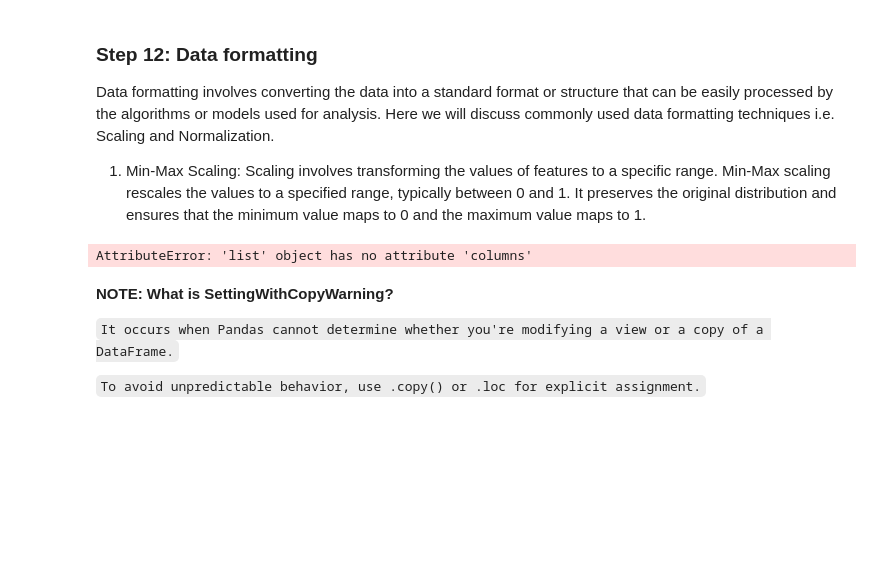
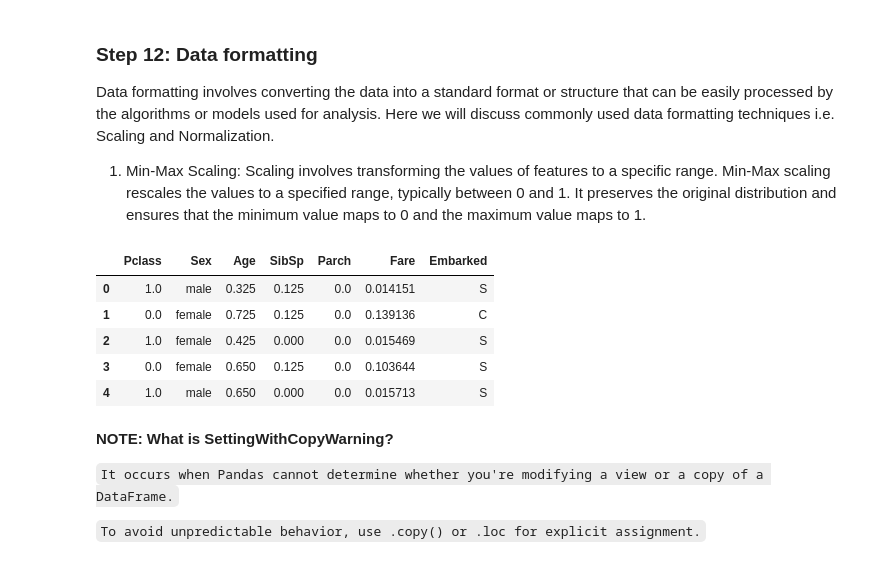
Before and after one commit to prodigy234/Artificial-Intelligence-Full-Course, a Jupyter notebook: Machine Learning/Notes/4.Data Cleaning.ipynb, the cells around one changed output. Cells and saved outputs as stored; diff of their text form; code cells hidden in the pictures; blank space fills up the shorter version.

```diff
--- a/Machine Learning/Notes/4.Data Cleaning.ipynb
+++ b/Machine Learning/Notes/4.Data Cleaning.ipynb
@@ -541,18 +541,28 @@ Data formatting involves converting the data into a standard format or structure
 # %%
 from sklearn.preprocessing import MinMaxScaler
 
 scaler = MinMaxScaler(feature_range=(0, 1))
 
+# Make sure X is a DataFrame (not array)
+X = df4[['Pclass','Sex','Age','SibSp','Parch','Fare','Embarked']]
+
+# Get only numeric columns
 num_col_ = [col for col in X.columns if X[col].dtype != 'object']
-x1 = X
+
+x1 = X.copy()  # ← use .copy() to avoid modifying original X
 x1[num_col_] = scaler.fit_transform(x1[num_col_])
+
 x1.head()
-
 # This code applies Min-Max Scaling to normalize the numerical features in your dataset so they all fall within the range 0 to 1.
 # It first identifies numeric columns (num_col_), then uses MinMaxScaler to transform those columns while leaving categorical ones unchanged.
 # The result (x1) is a scaled dataset where features are on the same scale, which helps machine learning models perform better and converge faster.
 # %% [output]
-AttributeError: 'list' object has no attribute 'columns'
+|  | Pclass | Sex | Age | SibSp | Parch | Fare | Embarked |
+| 0 | 1.0 | male | 0.325 | 0.125 | 0.0 | 0.014151 | S |
+| 1 | 0.0 | female | 0.725 | 0.125 | 0.0 | 0.139136 | C |
+| 2 | 1.0 | female | 0.425 | 0.000 | 0.0 | 0.015469 | S |
+| 3 | 0.0 | female | 0.650 | 0.125 | 0.0 | 0.103644 | S |
+| 4 | 1.0 | male | 0.650 | 0.000 | 0.0 | 0.015713 | S |
 # %% [markdown]
 **NOTE: What is SettingWithCopyWarning?**
 
```
Also changed, not shown: parts of 1 cell of this notebook, 2 other files.
